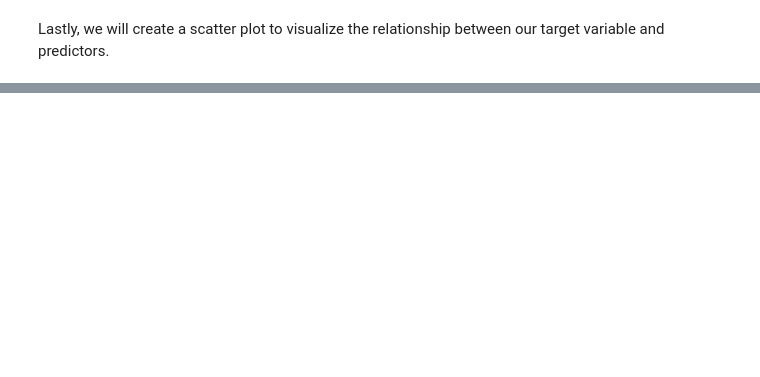
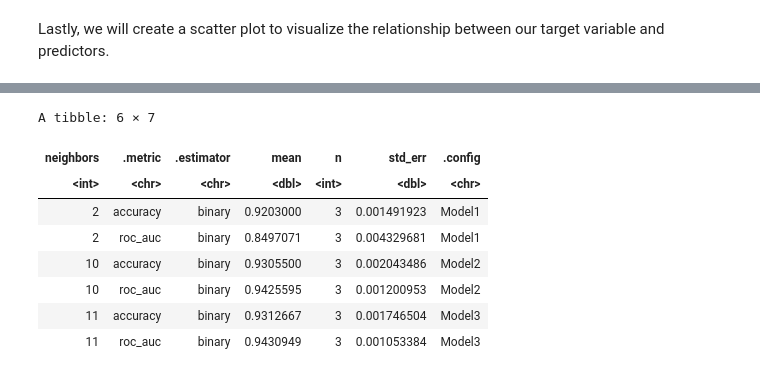
Before and after one commit to chohyeonkim/Data-Science-R-, a Jupyter notebook: Final_Report.ipynb, the cells around one changed output, grey strips where cells are left out. Cells and saved outputs as stored; diff of their text form; code cells hidden in the pictures; blank space fills up the shorter version.

```diff
--- a/Final_Report.ipynb
+++ b/Final_Report.ipynb
@@ -212,12 +230,30 @@ Warning message:
 # %%
 #create recipe
-card_recipe <- recipe(fraud ~ distance_from_home + ratio_to_median_purchase_price, data = card_train)
+card_recipe <- recipe(fraud ~ distance_from_home + ratio_to_median_purchase_price, data = card_train_2)
 
-#create knn spec
+
 knn_tune <- nearest_neighbor(weight_func = "rectangular", neighbors = tune()) %>%
-      set_engine("kknn") %>%
-      set_mode("classification")
+            set_engine("kknn") %>%
+            set_mode("classification")
 
-#create 5 fold cross validation
-card_vfold <- vfold_cv(card_train, v = 5, strata = fraud)
+#create 3 fold cross validation
+card_vfold <- vfold_cv(card_train_2, v = 3, strata = fraud)
+
+knn_results <- workflow() %>%
+      add_recipe(card_recipe) %>%
+      add_model(knn_tune) %>%
+      tune_grid(resamples = card_vfold, grid = 3) %>%
+      collect_metrics()
+
+knn_results
+# %% [output]
+A tibble: 6 × 7
+| neighbors | .metric | .estimator | mean | n | std_err | .config |
+| <int> | <chr> | <chr> | <dbl> | <int> | <dbl> | <chr> |
+| 2 | accuracy | binary | 0.9203000 | 3 | 0.001491923 | Model1 |
+| 2 | roc_auc | binary | 0.8497071 | 3 | 0.004329681 | Model1 |
+| 10 | accuracy | binary | 0.9305500 | 3 | 0.002043486 | Model2 |
+| 10 | roc_auc | binary | 0.9425595 | 3 | 0.001200953 | Model2 |
+| 11 | accuracy | binary | 0.9312667 | 3 | 0.001746504 | Model3 |
+| 11 | roc_auc | binary | 0.9430949 | 3 | 0.001053384 | Model3 |
 # %%
```
Also changed, not shown: parts of 6 cells of this notebook.
